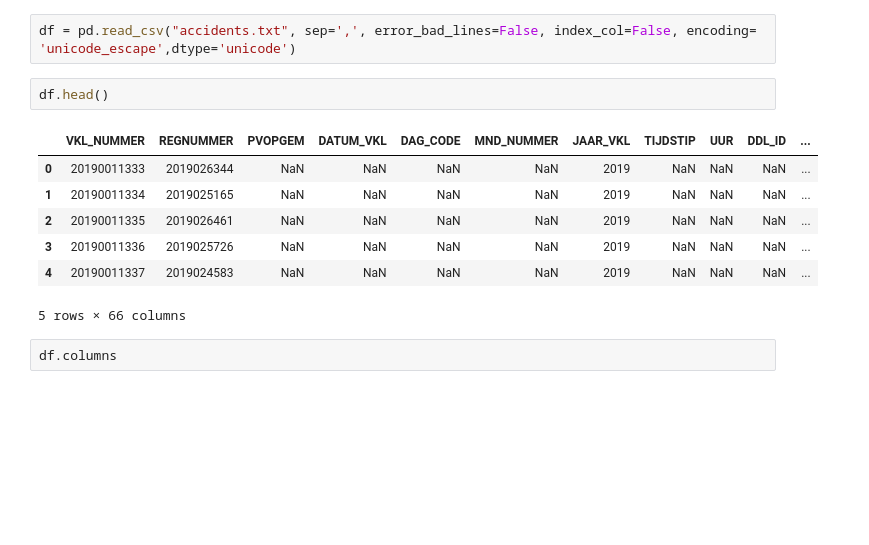
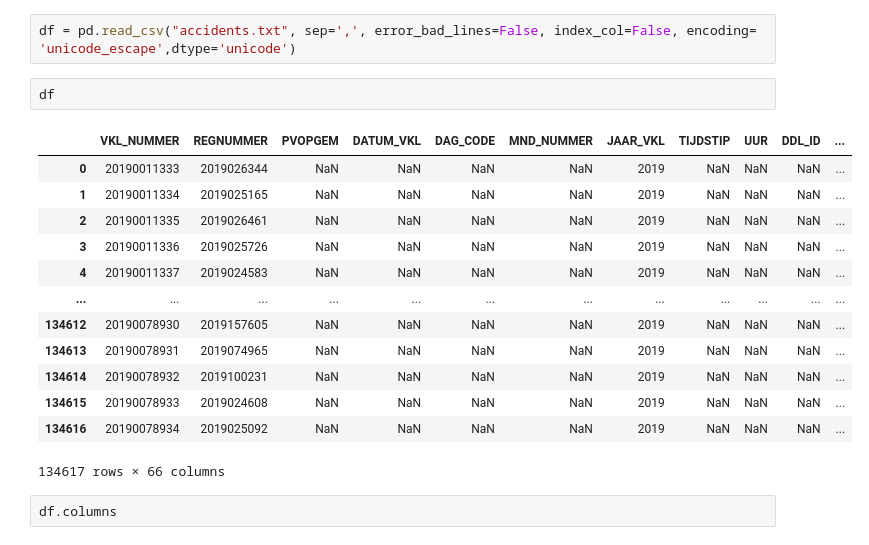
Before and after one commit to paoloironhack/Project_2_Amsterdam_dataptams2020, a Jupyter notebook: your-project/AccidentsDataset.ipynb, the cells around one changed output. Cells and saved outputs as stored; diff of their text form; blank space fills up the shorter version.

```diff
--- a/your-project/AccidentsDataset.ipynb
+++ b/your-project/AccidentsDataset.ipynb
@@ -4,15 +4,21 @@ import numpy as np
 # %%
 df = pd.read_csv("accidents.txt", sep=',', error_bad_lines=False, index_col=False, encoding= 'unicode_escape',dtype='unicode')
 # %%
-df.head()
+df
 # %% [output]
 |  | VKL_NUMMER | REGNUMMER | PVOPGEM | DATUM_VKL | DAG_CODE | MND_NUMMER | JAAR_VKL | TIJDSTIP | UUR | DDL_ID | ... |
 | 0 | 20190011333 | 2019026344 | NaN | NaN | NaN | NaN | 2019 | NaN | NaN | NaN | ... |
 | 1 | 20190011334 | 2019025165 | NaN | NaN | NaN | NaN | 2019 | NaN | NaN | NaN | ... |
 | 2 | 20190011335 | 2019026461 | NaN | NaN | NaN | NaN | 2019 | NaN | NaN | NaN | ... |
 | 3 | 20190011336 | 2019025726 | NaN | NaN | NaN | NaN | 2019 | NaN | NaN | NaN | ... |
 | 4 | 20190011337 | 2019024583 | NaN | NaN | NaN | NaN | 2019 | NaN | NaN | NaN | ... |
+| ... | ... | ... | ... | ... | ... | ... | ... | ... | ... | ... | ... |
+| 134612 | 20190078930 | 2019157605 | NaN | NaN | NaN | NaN | 2019 | NaN | NaN | NaN | ... |
+| 134613 | 20190078931 | 2019074965 | NaN | NaN | NaN | NaN | 2019 | NaN | NaN | NaN | ... |
+| 134614 | 20190078932 | 2019100231 | NaN | NaN | NaN | NaN | 2019 | NaN | NaN | NaN | ... |
+| 134615 | 20190078933 | 2019024608 | NaN | NaN | NaN | NaN | 2019 | NaN | NaN | NaN | ... |
+| 134616 | 20190078934 | 2019025092 | NaN | NaN | NaN | NaN | 2019 | NaN | NaN | NaN | ... |
-5 rows × 66 columns
+134617 rows × 66 columns
 # %%
 df.columns
 # %% [output]
```
Also changed, not shown: parts of 2 cells of this notebook.
